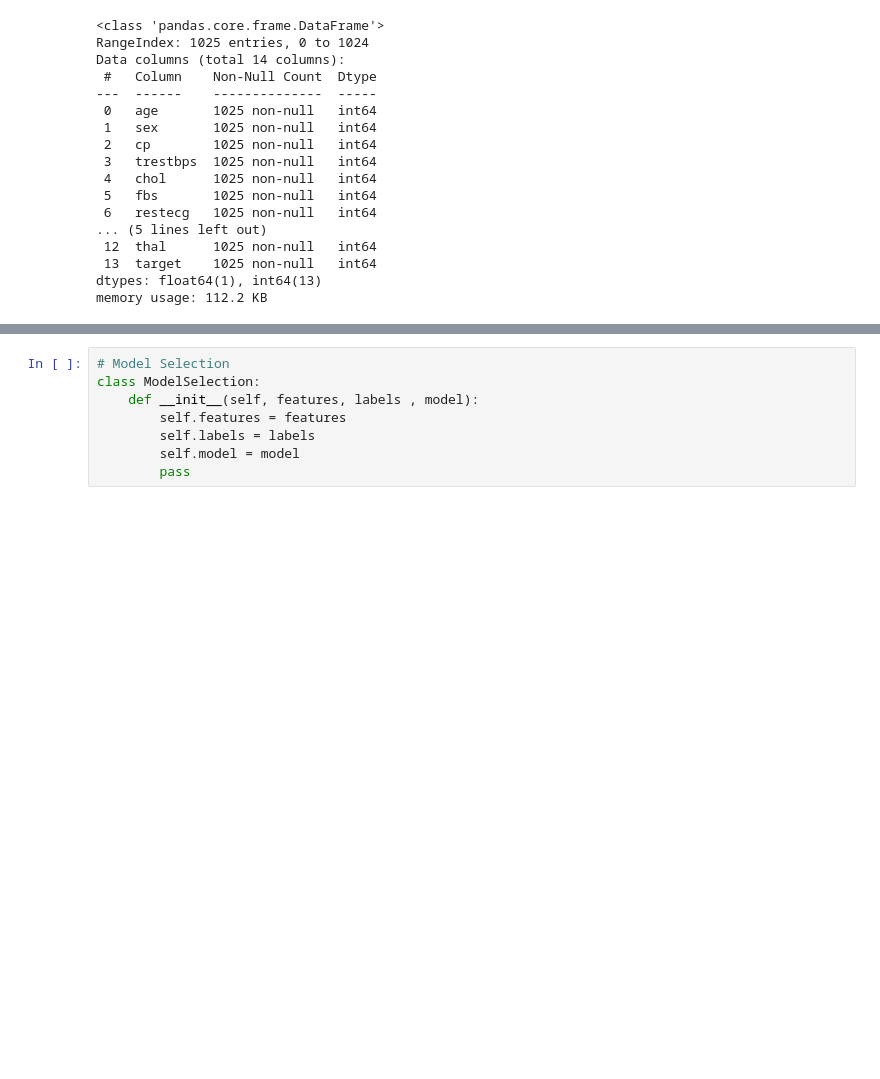
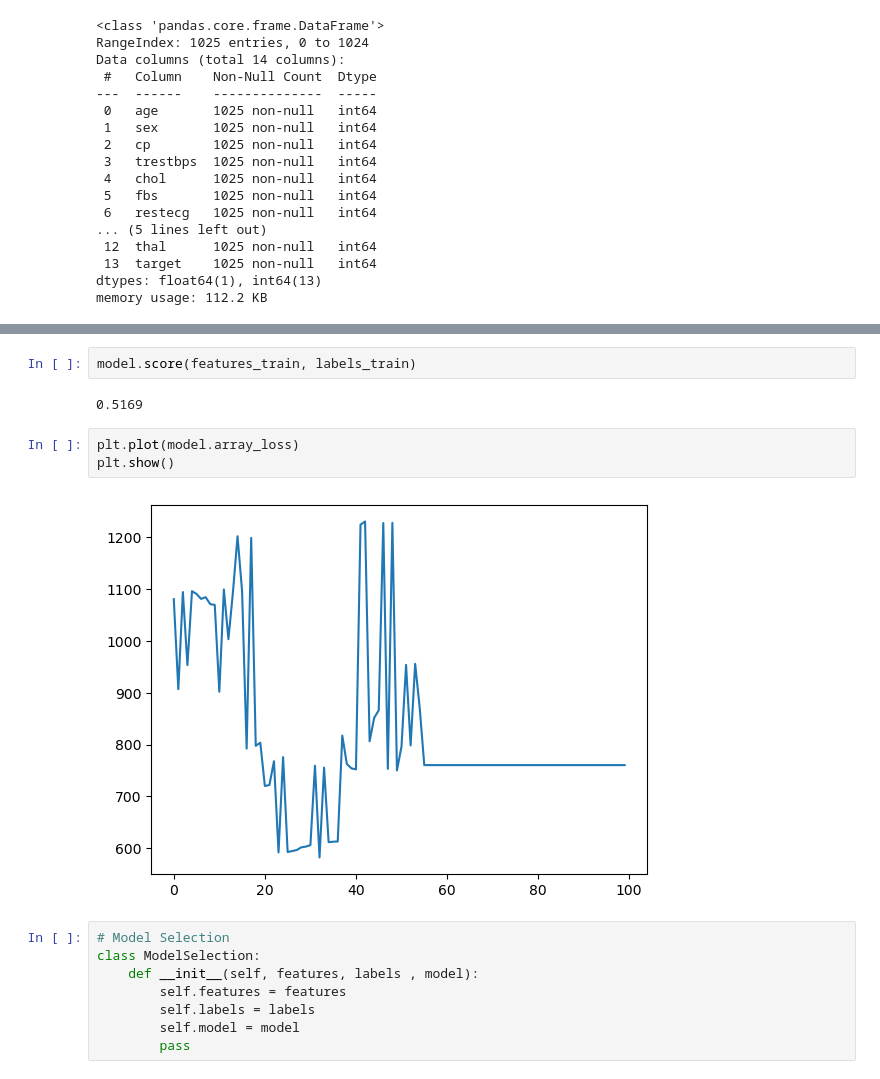
Before and after one commit to OatKID/MLProject, a Jupyter notebook: main.ipynb, the cells around one changed output, grey strips where cells are left out. Drawn from its saved outputs; the diff is of its cells as text; blank space fills up the shorter version.

```diff
--- a/main.ipynb
+++ b/main.ipynb
@@ -169,3 +132,12 @@ model.score(features_test, labels_test)
+# %%
+model.score(features_train, labels_train)
+# %% [output]
+0.5169
+# %%
+plt.plot(model.array_loss)
+plt.show()
+# %% [output]
+[figure, added]
 # %%
 # Model Selection
 class ModelSelection:
```
Also changed, not shown: parts of 7 cells of this notebook.
